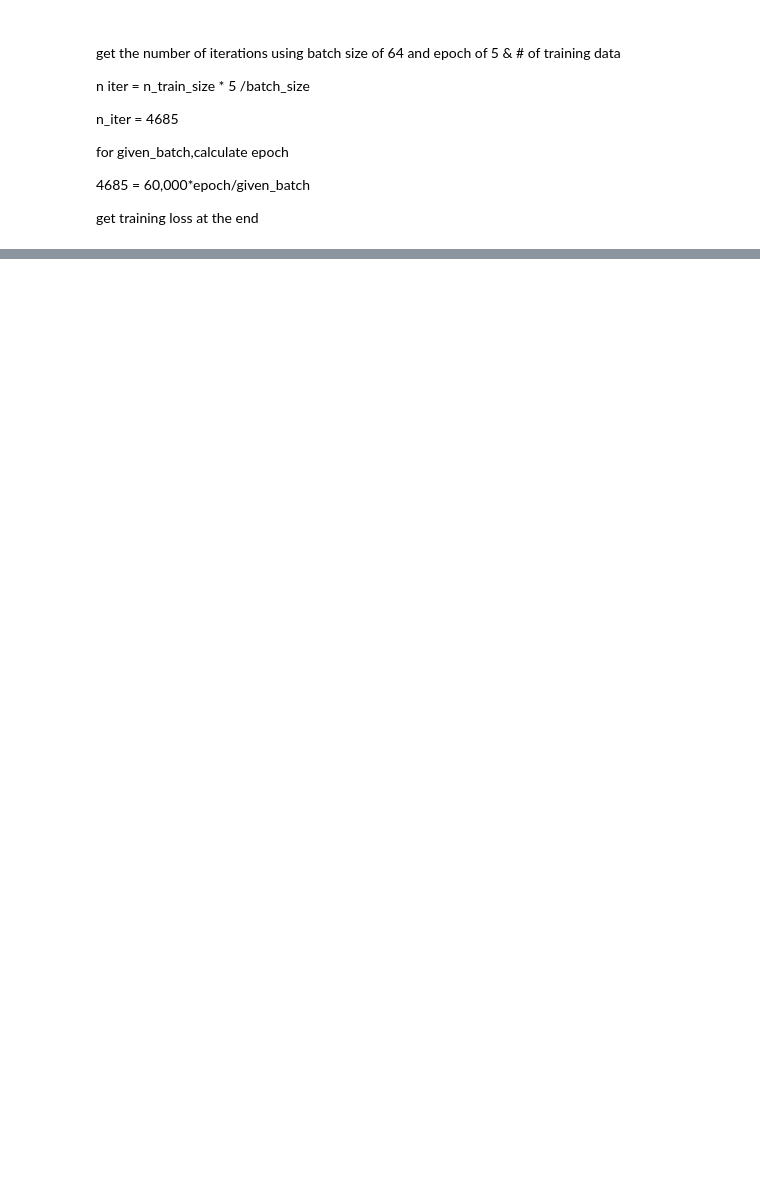
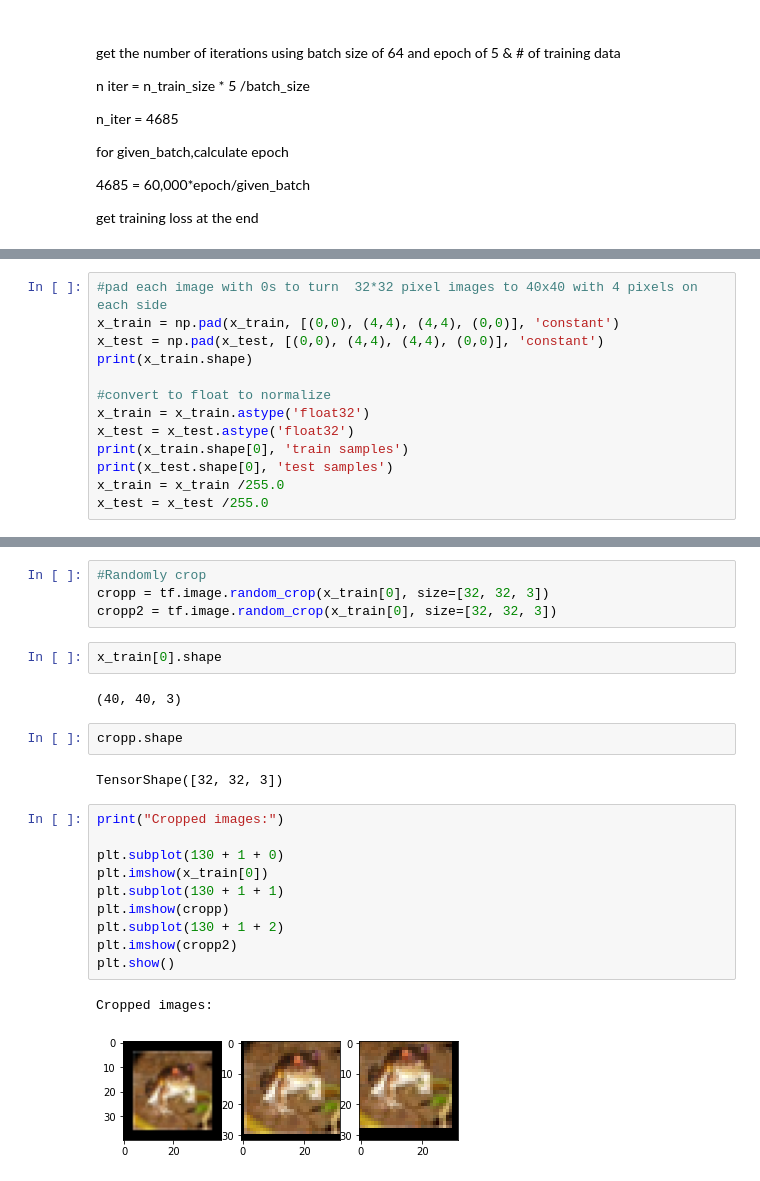
Before and after one commit to ta2642/dlhw3, a Jupyter notebook: dlhw3_1104.ipynb, the cells around one changed output, grey strips where cells are left out. Saved outputs shown, nothing was run; the diff lists cells and outputs as text; blank space fills up the shorter version.

```diff
--- a/dlhw3_1104.ipynb
+++ b/dlhw3_1104.ipynb
@@ -824,0 +1089,13 @@ for batch in batch_sizes:
+# %%
+#pad each image with 0s to turn  32*32 pixel images to 40x40 with 4 pixels on each side
+x_train = np.pad(x_train, [(0,0), (4,4), (4,4), (0,0)], 'constant')
+x_test = np.pad(x_test, [(0,0), (4,4), (4,4), (0,0)], 'constant')
+print(x_train.shape)
+
+#convert to float to normalize
+x_train = x_train.astype('float32')
+x_test = x_test.astype('float32')
+print(x_train.shape[0], 'train samples')
+print(x_test.shape[0], 'test samples')
+x_train = x_train /255.0
+x_test = x_test /255.0
@@ -824,0 +1130,25 @@ for batch in batch_sizes:
+# %%
+#Randomly crop
+cropp = tf.image.random_crop(x_train[0], size=[32, 32, 3])
+cropp2 = tf.image.random_crop(x_train[0], size=[32, 32, 3])
+# %%
+x_train[0].shape
+# %% [output]
+(40, 40, 3)
+# %%
+cropp.shape
+# %% [output]
+TensorShape([32, 32, 3])
+# %%
+print("Cropped images:")
+
+plt.subplot(130 + 1 + 0)
+plt.imshow(x_train[0])
+plt.subplot(130 + 1 + 1)
+plt.imshow(cropp)
+plt.subplot(130 + 1 + 2)
+plt.imshow(cropp2)
+plt.show()
+# %% [output]
+Cropped images:
+[figure, added]
```
Also changed, not shown: parts of 45 cells of this notebook.
